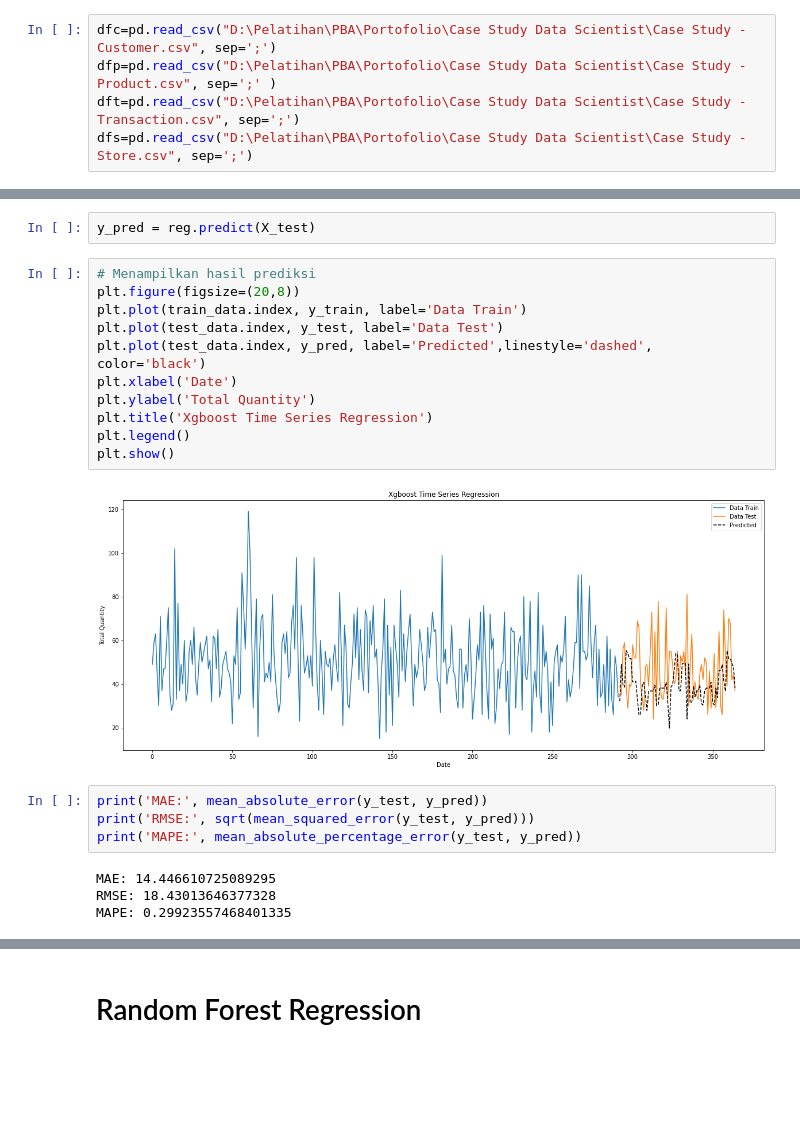
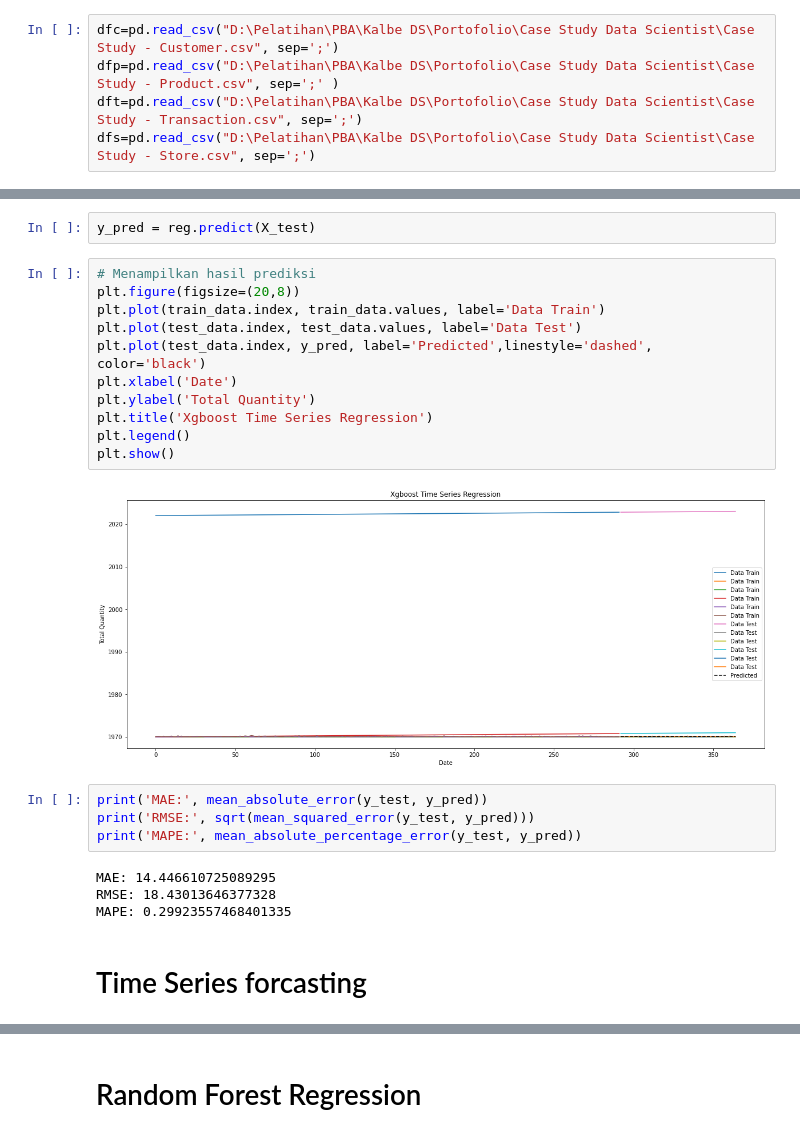
Before and after one commit to Krioha/kalbe-vix, a Jupyter notebook: Case Study Michael.ipynb, the cells around one changed output, grey strips where cells are left out. Cells and saved outputs as stored; diff of their text form; blank space fills up the shorter version.

```diff
--- a/Case Study Michael.ipynb
+++ b/Case Study Michael.ipynb
@@ -25,10 +25,10 @@ dfc= Dataframe Customer \
 dfs= Dataframe Store \
 dft= Dataframe Transaction
 # %%
-dfc=pd.read_csv("D:\Pelatihan\PBA\Portofolio\Case Study Data Scientist\Case Study - Customer.csv", sep=';')
-dfp=pd.read_csv("D:\Pelatihan\PBA\Portofolio\Case Study Data Scientist\Case Study - Product.csv", sep=';' )
-dft=pd.read_csv("D:\Pelatihan\PBA\Portofolio\Case Study Data Scientist\Case Study - Transaction.csv", sep=';')
-dfs=pd.read_csv("D:\Pelatihan\PBA\Portofolio\Case Study Data Scientist\Case Study - Store.csv", sep=';')
+dfc=pd.read_csv("D:\Pelatihan\PBA\Kalbe DS\Portofolio\Case Study Data Scientist\Case Study - Customer.csv", sep=';')
+dfp=pd.read_csv("D:\Pelatihan\PBA\Kalbe DS\Portofolio\Case Study Data Scientist\Case Study - Product.csv", sep=';' )
+dft=pd.read_csv("D:\Pelatihan\PBA\Kalbe DS\Portofolio\Case Study Data Scientist\Case Study - Transaction.csv", sep=';')
+dfs=pd.read_csv("D:\Pelatihan\PBA\Kalbe DS\Portofolio\Case Study Data Scientist\Case Study - Store.csv", sep=';')
 # %%
 print(dfc.head())
 print(dfc.info())
@@ -496,16 +395,16 @@ y_pred = reg.predict(X_test)
 # %%
 # Menampilkan hasil prediksi
 plt.figure(figsize=(20,8))
-plt.plot(train_data.index, y_train, label='Data Train')
-plt.plot(test_data.index, y_test, label='Data Test')
+plt.plot(train_data.index, train_data.values, label='Data Train')
+plt.plot(test_data.index, test_data.values, label='Data Test')
 plt.plot(test_data.index, y_pred, label='Predicted',linestyle='dashed', color='black')
 plt.xlabel('Date')
 plt.ylabel('Total Quantity')
 plt.title('Xgboost Time Series Regression')
 plt.legend()
 plt.show()
 # %% [output]
-[figure, old version]
+[figure, new version]
 # %%
 print('MAE:', mean_absolute_error(y_test, y_pred))
 print('RMSE:', sqrt(mean_squared_error(y_test, y_pred)))
@@ -514,3 +413,5 @@ print('MAPE:', mean_absolute_percentage_error(y_test, y_pred))
 MAE: 14.446610725089295
 RMSE: 18.43013646377328
 MAPE: 0.29923557468401335
+# %% [markdown]
+# Time Series forcasting
```
Also changed, not shown: parts of 30 cells of this notebook, 4 other files.
